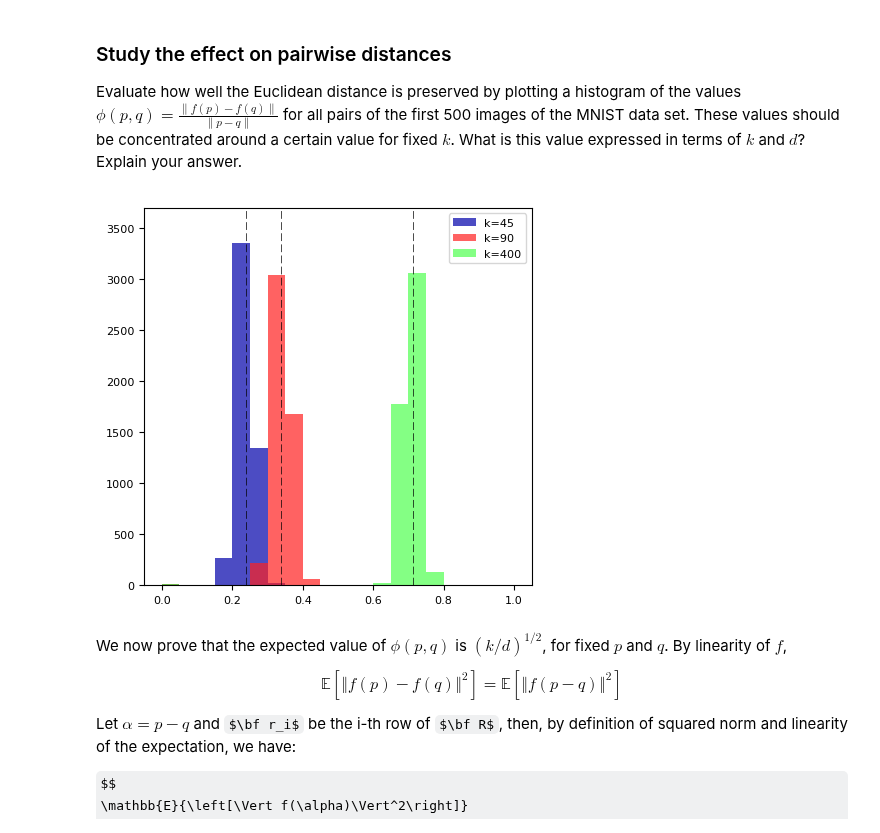
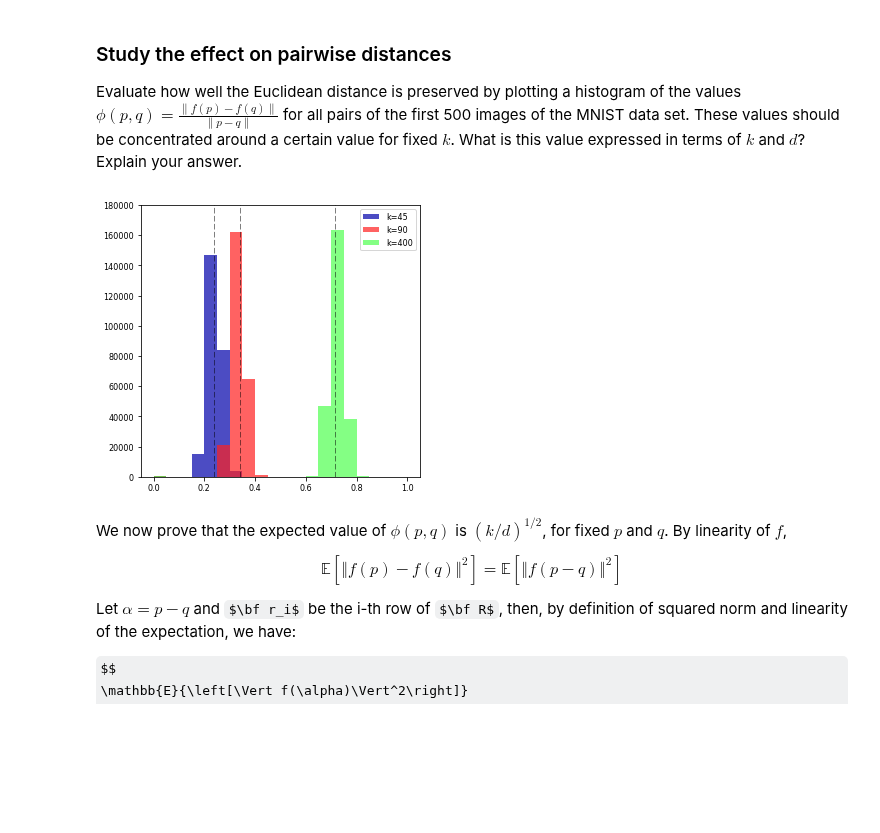
Before and after one commit to e-dorigatti/ML-course, a Jupyter notebook: assignment3-solution.ipynb, the cells around one changed output. Saved outputs shown, nothing was run; the diff lists cells and outputs as text; code cells hidden in the pictures; some formulas as TeX source; blank space fills up the shorter version.

```diff
--- a/assignment3-solution.ipynb
+++ b/assignment3-solution.ipynb
@@ -37,34 +37,34 @@ X, y = mnist_data.get_data(target=mnist_data.default_target_attribute);
 # %%
 def get_random_proj(dimfrom, dimto):
     rand = np.random.randint(0, 2, size=(dimto, dimfrom))
     proj = (2 * rand - 1) / math.sqrt(dimfrom)
     return proj
 
 
 plt.figure(figsize=(5, 5))
 for i, k in enumerate([45, 90, 400]):
     reduced = X[:500].dot(get_random_proj(X.shape[1], k).T)
     assert reduced.shape == (500, k)
 
     distances = []
-    for img in range(10):
+    for img in range(reduced.shape[0]):
         dists_proj = np.sqrt(((reduced - reduced[img])**2).sum(axis=1))
         dists_orig = np.sqrt(((X[:500] - X[img])**2).sum(axis=1))
         dists = np.divide(dists_proj, dists_orig, out=np.zeros(500),
                           where=dists_orig != 0)
         distances.extend(dists)
 
     plt.hist(distances, bins=np.arange(0, 1.01, 0.05),
              label='k=%d' % k, alpha=0.7);
 
     exval_phi = math.sqrt(float(k) / X.shape[1])
-    plt.plot([exval_phi, exval_phi], [0, 4000], 'k--');
+    plt.plot([exval_phi, exval_phi], [0, 200000], 'k--');
 
-plt.ylim((0, 3700));
+plt.ylim((0, 180000));
 plt.legend();
 plt.show();
 # %% [output]
-[figure, old version]
+[figure, new version]
 # %% [markdown]
 We now prove that the expected value of $\phi(p, q)$ is $(k/d)^{1/2}$, for fixed $p$ and $q$. By linearity of $f$,
 
```
